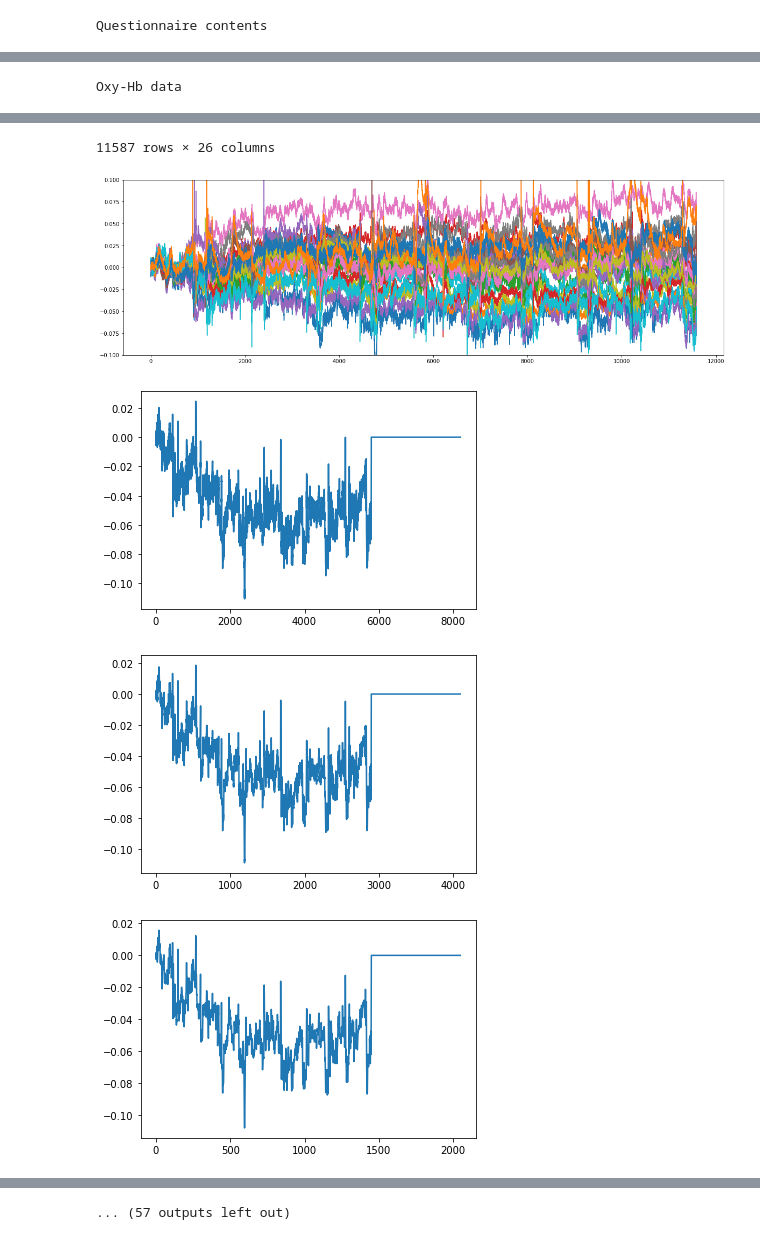
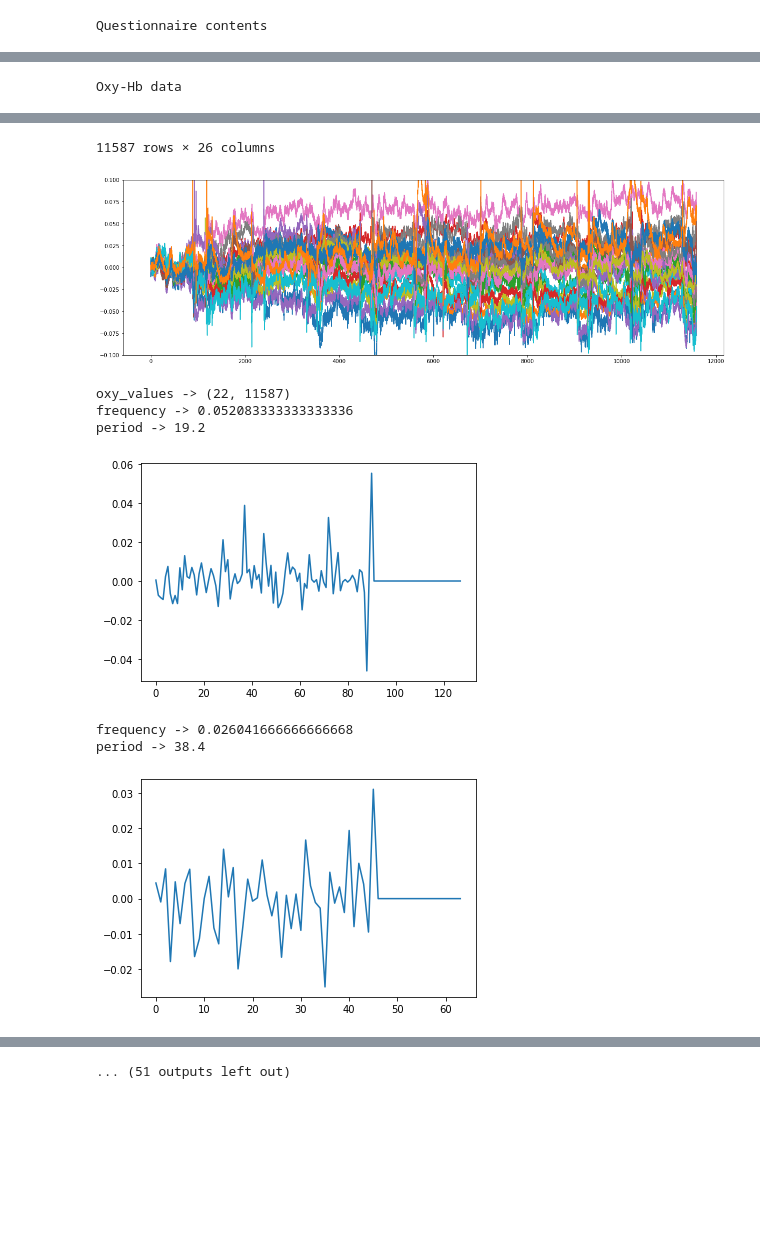
Before and after one commit to YUTATanamoto/nirs-analysis, a Jupyter notebook: analyze-nirs-data.ipynb, the cells around one changed output, grey strips where cells are left out. Cells and saved outputs as stored; diff of their text form; code cells hidden in the pictures; blank space fills up the shorter version.

```diff
--- a/analyze-nirs-data.ipynb
+++ b/analyze-nirs-data.ipynb
@@ -69,7 +70,7 @@ cast_dict = {}
 for channel_name in channel_names:
     cast_dict[channel_name] = float
 oxy_df = oxy_df.astype(cast_dict)
-# find marker indexes
+# find valid marker indexes
 finding_marker_query_statement = 'Mark !=0 and Mark !="0"'
 marker_indexes = oxy_df.query(finding_marker_query_statement).index.values
 marker_differences = marker_indexes[1:] - marker_indexes[:-1]
@@ -106,6 +107,7 @@ info_labels = oxy_df_column_labels[:num_information_columns]
 oxy_value_labels = oxy_df_column_labels[num_information_columns:]
 info_values = oxy_df[info_labels].values
 oxy_values = oxy_df[oxy_value_labels].values.astype(float).T
+print('oxy_values -> {}'.format(oxy_values.shape))
 num_paddings = 2**14-oxy_values.shape[1]
 wavelet_input = np.pad(oxy_values, [(0,0),(0,num_paddings)])
 count = 0
@@ -113,39 +115,43 @@ period = 0.15  # [sec]
 frequency = 1/period  # [Hz]
 denoised_oxy_values = np.zeros(wavelet_input.shape)
 resample_x = np.linspace(0, wavelet_input.shape[1], wavelet_input.shape[1])
-add_count = 0
-minimum_frequency = 0.004  # [Hz]
-maximum_frequency = 1    # [Hz]
+minimum_frequency = 0.006  # [Hz]
+maximum_frequency = 0.06   # [Hz]
 while wavelet_input.shape[1] > 1:
     count += 1
     period *= 2
     frequency = 1/period
-    wavelet_output = wavelet_input[:, 0::2] + (wavelet_input[:, 1::2] - wavelet_input[:, 0::2])/2
-    wavelet_input = wavelet_output
+    wavelet_output = wavelet_input[:, 1::2] - wavelet_input[:, 0::2]
+    wavelet_input = wavelet_input[:, 0::2] + (wavelet_input[:, 1::2] - wavelet_input[:, 0::2])/2
     if minimum_frequency < frequency and frequency < maximum_frequency:
         resampled_wavelet_output = np.zeros(denoised_oxy_values.shape)
         for i, wavelet_output_per_channel in enumerate(wavelet_output):
             x = np.linspace(0, resample_x.shape[0], wavelet_output_per_channel.shape[0])
-            interpolated_wavelet_output_per_channel = interpolate.interp1d(x, wavelet_output_per_channel, kind='cubic')
+            interpolated_wavelet_output_per_channel = interpolate.interp1d(x, wavelet_output_per_channel, kind='linear')
             resampled_wavelet_output[i] = interpolated_wavelet_output_per_channel(resample_x)
         denoised_oxy_values += resampled_wavelet_output
-        add_count += 1
-    plt.plot(wavelet_output[0])
-    plt.show()
-denoised_oxy_values = np.hstack([info_values, denoised_oxy_values.T[:-num_paddings]/add_count])
+        print('frequency -> {}'.format(frequency))
+        print('period -> {}'.format(period))
+        plt.plot(wavelet_output[0])
+        plt.show()
+print(denoised_oxy_values.shape)
+zscored_and_denoised_oxy_values = stats.zscore(denoised_oxy_values[:, :-num_paddings], axis=1, ddof=1)
+denoised_oxy_values = np.hstack([info_values, zscored_and_denoised_oxy_values.T])
 denoised_oxy_df = pd.DataFrame(
     denoised_oxy_values,
     columns=oxy_df_column_labels
 )
 print('\n\n\nDenoised Oxy-Hb data')
-display(denoised_oxy_df)
+display(denoised_oxy_df[marker_indexes[0]+num_preceding_rest_samples:])
 plt.figure(figsize=(20,6))
 plt.plot(denoised_oxy_df[channel_names].values)
-plt.ylim(-0.1, 0.1)
+plt.ylim(-3, 3)
 plt.show()
 
 # for each trial, normalize task samples using rest samples and create dataframe.
-normalized_task_samples_list = []
+normalized_task_samples_array = np.zeros([num_task_samples*num_trials, num_channels])
+means_array = np.zeros([num_trials, num_channels])
+variations_array = np.zeros([num_trials, num_channels])
 means_list = []
 variations_list = []
 task_infomations_list = []
@@ -164,13 +170,15 @@ for trial_count in range(1, num_trials+1):
     rest_sample_stds = np.std(rest_samples, axis=1)
     task_sample_means = np.mean(task_samples, axis=1)
     task_sample_stds = np.std(task_samples, axis=1)
+    means = np.mean(denoised_oxy_df[oxy_value_labels].values.astype(float), axis=1)
+    stds = np.std(denoised_oxy_df[oxy_value_labels].values.astype(float), axis=1)
     normalized_task_samples = np.zeros(task_samples.shape)
     for i in range(task_samples.shape[0]):
-        normalized_task_samples[i] = (task_samples[i]-rest_sample_means[i])/rest_sample_stds[i]
-    normalized_task_samples_list.append(normalized_task_samples)
-    means_list.append(np.mean(normalized_task_samples, axis=1))
-    variations = normalized_task_samples[:, -1] - normalized_task_samples[:, 0]
-    variations_list.append(variations)
+#         normalized_task_samples[i] = (task_samples[i]-means[i])/stds[i]
+        normalized_task_samples[i] = task_samples[i]-task_samples[i, 0]
+    normalized_task_samples_array[(trial_count-1)*200:trial_count*200, :] = normalized_task_samples.T
+    means_array[(trial_count-1):trial_count, :] = np.mean(normalized_task_samples, axis=1)
+    variations_array[(trial_count-1):trial_count, :] = normalized_task_samples[:, -1] - normalized_task_samples[:, 0]
 
     # visualize data
     print('\n\n\nTrial count -> {}'.format(trial_count))
@@ -201,19 +209,18 @@ for trial_count in range(1, num_trials+1):
         )
     plt.show()
     reshaped_means = np.zeros([3, 16])
-    reshaped_means[0,1:15:2] = means[:7]
-    reshaped_means[0,2:16:2] = means[:7]
-    reshaped_means[1,0::2] = means[7:15]
-    reshaped_means[1,1::2] = means[7:15]
-    reshaped_means[2,1:15:2] = means[15:]
-    reshaped_means[2,2:16:2] = means[15:]
+    reshaped_means[0,1:15:2] = task_sample_means[:7]
+    reshaped_means[0,2:16:2] = task_sample_means[:7]
+    reshaped_means[1,0::2] = task_sample_means[7:15]
+    reshaped_means[1,1::2] = task_sample_means[7:15]
+    reshaped_means[2,1:15:2] = task_sample_means[15:]
+    reshaped_means[2,2:16:2] = task_sample_means[15:]
     plt.figure(figsize=(20,4))
     plt.axis("off")
     sns.heatmap(reshaped_means, center=0, cmap='bwr')
     plt.show()
 
-normalized_task_samples_array = np.reshape(np.array(normalized_task_samples_list), [num_task_samples*num_trials, num_channels])
-task_infomations_array = np.reshape(np.array(task_infomations_list), [num_task_samples*num_trials, num_information_columns])
+
 normalized_task_sample_df = pd.DataFrame(
     np.hstack([task_infomations_array, normalized_task_samples_array]),
     columns=oxy_df_column_labels
@@ -222,7 +229,6 @@ print('\n\n\nZ-normalized Oxy-Hb data')
 display(normalized_task_sample_df)
 
 # calculate correlations between questionnaire results and Oxy-Hb mean values
-means_array = np.array(means_list).astype(float)
 mean_df = pd.DataFrame(
     means_array,
     columns=oxy_value_labels
@@ -238,7 +244,6 @@ sns.heatmap(questionnaire_and_mean_correlations, vmax=1, vmin=-1, center=0, anno
 plt.show()
 
 # calculate correlation between questionnaire results and Oxy-Hb variations(task start - task end)
-variations_array = np.array(variations_list).astype(float)
 variation_df = pd.DataFrame(
     variations_array,
     columns=oxy_value_labels
@@ -256,33 +261,37 @@ plt.show()
 Questionnaire results
 |  | experiment_date | trial_count | image | q1 | q2 | q3 | q4 | q5 | q6 | q7 | ... |
 | 0 | 0713 | 1 | 0713_1.jpg | 5 | 5 | 5 | 5 | 5 | 4 | 5 | ... |
 | 1 | 0713 | 2 | 0713_2.jpg | 3 | 3 | 3 | 3 | 3 | 3 | 3 | ... |
 | 2 | 0713 | 3 | 0713_3.jpg | 2 | 2 | 3 | 2 | 3 | 3 | 3 | ... |
 | 3 | 0713 | 4 | 0713_4.jpg | 2 | 2 | 3 | 2 | 3 | 3 | 2 | ... |
 | 4 | 0713 | 5 | 0713_5.jpg | 4 | 4 | 4 | 4 | 4 | 4 | 4 | ... |
 | 5 | 0713 | 6 | 0713_6.jpg | 5 | 5 | 5 | 5 | 5 | 3 | 5 | ... |
 | 6 | 0713 | 7 | 0713_7.jpg | 3 | 4 | 4 | 4 | 4 | 3 | 3 | ... |
 | 7 | 0713 | 8 | 0713_8.jpg | 2 | 1 | 2 | 2 | 2 | 2 | 3 | ... |
 | 8 | 0713 | 9 | 0713_9.jpg | 1 | 1 | 3 | 2 | 2 | 3 | 2 | ... |
 | 9 | 0713 | 10 | 0713_10.jpg | 4 | 4 | 4 | 4 | 4 | 4 | 4 | ... |
 Questionnaire contents
 |  | q1 | q2 | q3 | q4 | q5 | q6 | q7 | q8 | q9 |
 | 0 | 退屈な-面白い | 嫌い-好き | 不快-快 | 豊かでない-豊かである | ポジティブでない-ポジティブである | 暗い-明るい | 弱々しい-力強い | 平凡な-独創的な | 理性的な-感情的な |
 Oxy-Hb data
 |  | experiment_date | time | trial_count | trial_category | ch-1 | ch-2 | ch-3 | ch-4 | ch-5 | ... |
 | 0 | 0713 | 0.000 | 0 |  | 0.000000 | 0.000000 | 0.000000 | 0.000000 | 0.000000 | ... |
 | 1 | 0713 | 0.150 | 0 |  | -0.010916 | 0.003867 | 0.006667 | 0.003237 | 0.002989 | ... |
 | 2 | 0713 | 0.300 | 0 |  | 0.001431 | 0.003377 | 0.007147 | 0.003741 | 0.002111 | ... |
 | 3 | 0713 | 0.450 | 0 |  | -0.002045 | 0.001742 | 0.004772 | 0.002395 | -0.003275 | ... |
 | 4 | 0713 | 0.600 | 0 |  | 0.001474 | 0.000238 | 0.000823 | -0.000762 | -0.005549 | ... |
 | ... | ... | ... | ... | ... | ... | ... | ... | ... | ... | ... |
 | 11582 | 0713 | 1737.300 | 10 | questionnaire | -0.071698 | -0.058509 | -0.042237 | 0.033209 | -0.065773 | ... |
 | 11583 | 0713 | 1737.450 | 10 | questionnaire | -0.064951 | -0.058814 | -0.042617 | 0.030935 | -0.067479 | ... |
 | 11584 | 0713 | 1737.600 | 10 | questionnaire | -0.066047 | -0.060842 | -0.045839 | 0.026885 | -0.071183 | ... |
 | 11585 | 0713 | 1737.750 | 10 | questionnaire | -0.073903 | -0.063848 | -0.049477 | 0.024036 | -0.073848 | ... |
 | 11586 | 0713 | 1737.900 | 10 | questionnaire | -0.073584 | -0.067520 | -0.053097 | 0.020313 | -0.077738 | ... |
 11587 rows × 26 columns
 [figure]
+oxy_values -> (22, 11587)
+frequency -> 0.052083333333333336
+period -> 19.2
-[figure, old version]
+[figure, new version]
+frequency -> 0.026041666666666668
+period -> 38.4
-[figure, old version]
+[figure, new version]
-[figure, removed]
@@ -290 +298 @@ Oxy-Hb data
-... (57 outputs left out)
+... (51 outputs left out)
```
Also changed, not shown: parts of 2 cells of this notebook.
